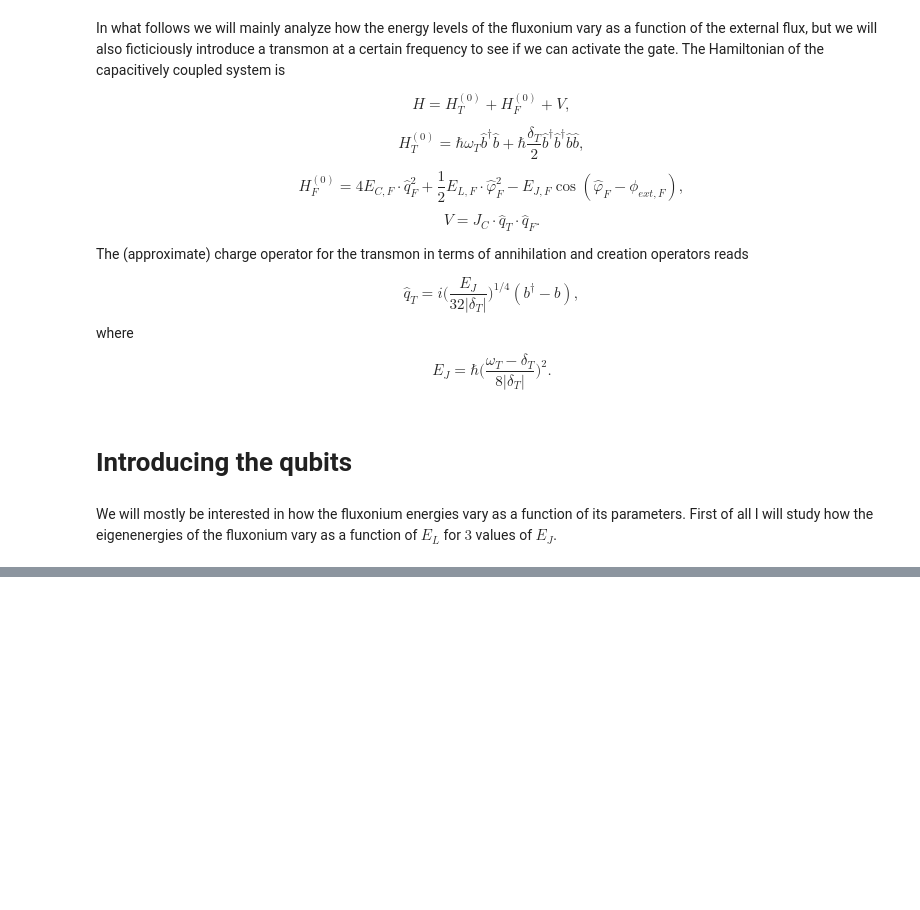
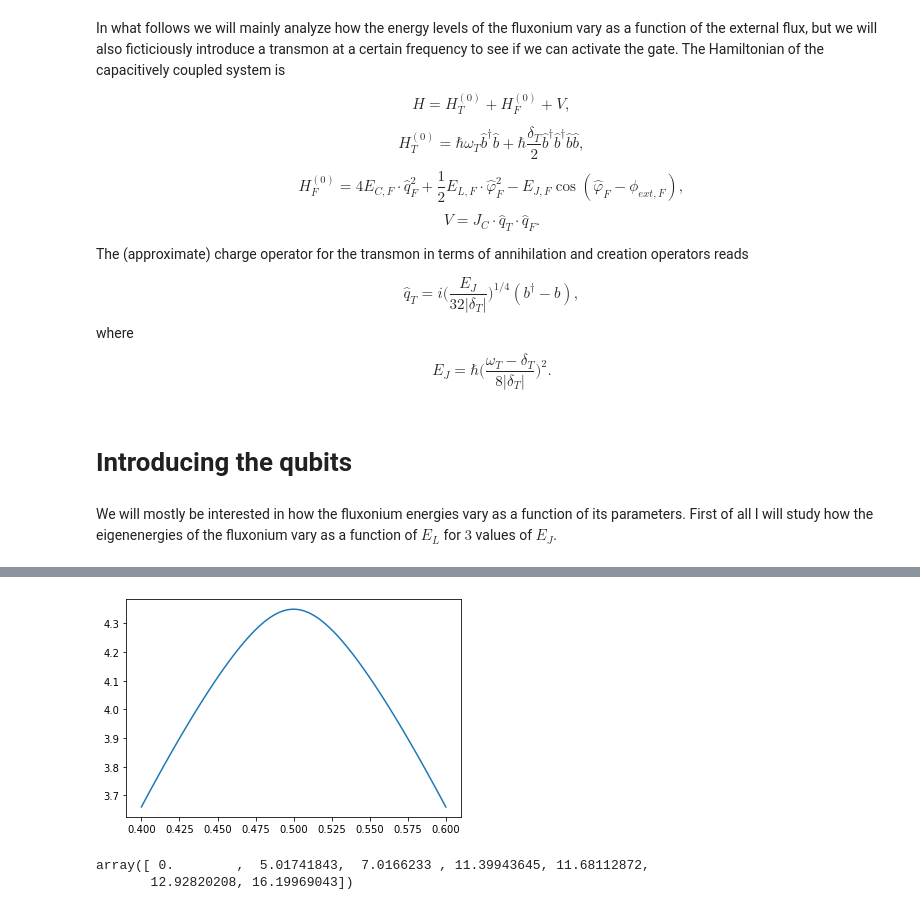
Before and after one commit to cianibegood/pysqkit, a Jupyter notebook: docs/research/transmon_fluxonium/coupled_system_analysis/analysis/fluxonium_transmon_extflux.ipynb, the cells around one changed output, grey strips where cells are left out. Saved outputs shown, nothing was run; the diff lists cells and outputs as text; code cells hidden in the pictures; blank space fills up the shorter version.

Commit message:
Added some stuff with spectator qubit

```diff
--- a/docs/research/transmon_fluxonium/coupled_system_analysis/analysis/fluxonium_transmon_extflux.ipynb
+++ b/docs/research/transmon_fluxonium/coupled_system_analysis/analysis/fluxonium_transmon_extflux.ipynb
@@ -230,0 +231,25 @@ In the following I will explore how the spectrum of the fluxonium varies with th
+# %%
+phi_ext_list = list(np.linspace(0.5 - 0.1, 0.5 + 0.1, n_points))
+energies_flux = []
+for phi_ext in phi_ext_list:
+    flx_tmp = pysqkit.qubits.Fluxonium(
+        label='F_tmp',
+        charge_energy=.973,
+        induct_energy=.457,
+        joseph_energy=8.0,
+        ext_flux=phi_ext
+    )
+    flx_tmp.diagonalize_basis(levels_f)
+    groundenergy = flx_tmp.state('0')[0]
+    en_flx = flx_tmp.eig_energies() - groundenergy
+    energies_flux.append(en_flx)
+# %%
+plt.plot(phi_ext_list, [(energies_flux[i][4] - energies_flux[i][3]) for i in range(n_points)])
+plt.show()
+# %% [output]
+[figure, added]
+# %%
+energies_flux[0]
+# %% [output]
+array([ 0.        ,  5.01741843,  7.0166233 , 11.39943645, 11.68112872,
+       12.92820208, 16.19969043])
```
Also changed, not shown: parts of 14 cells of this notebook, 3 other files.
